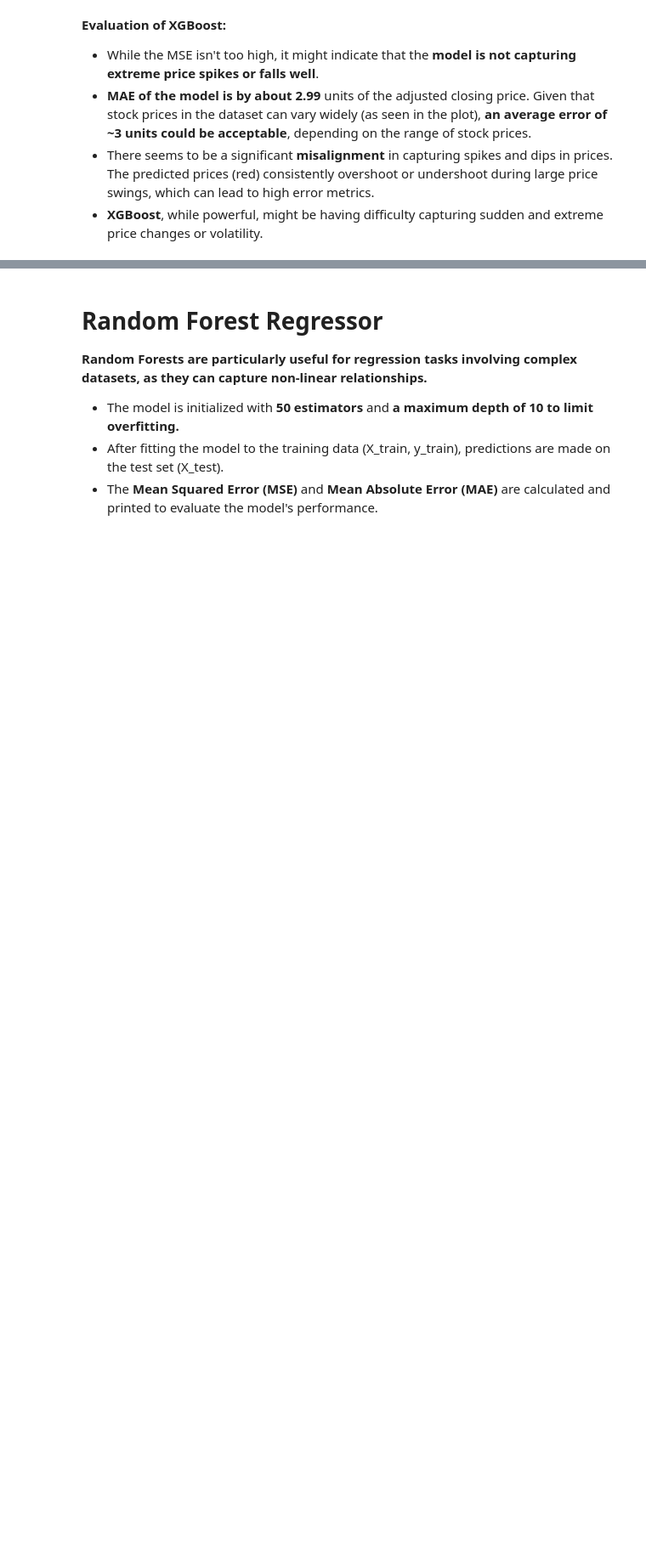
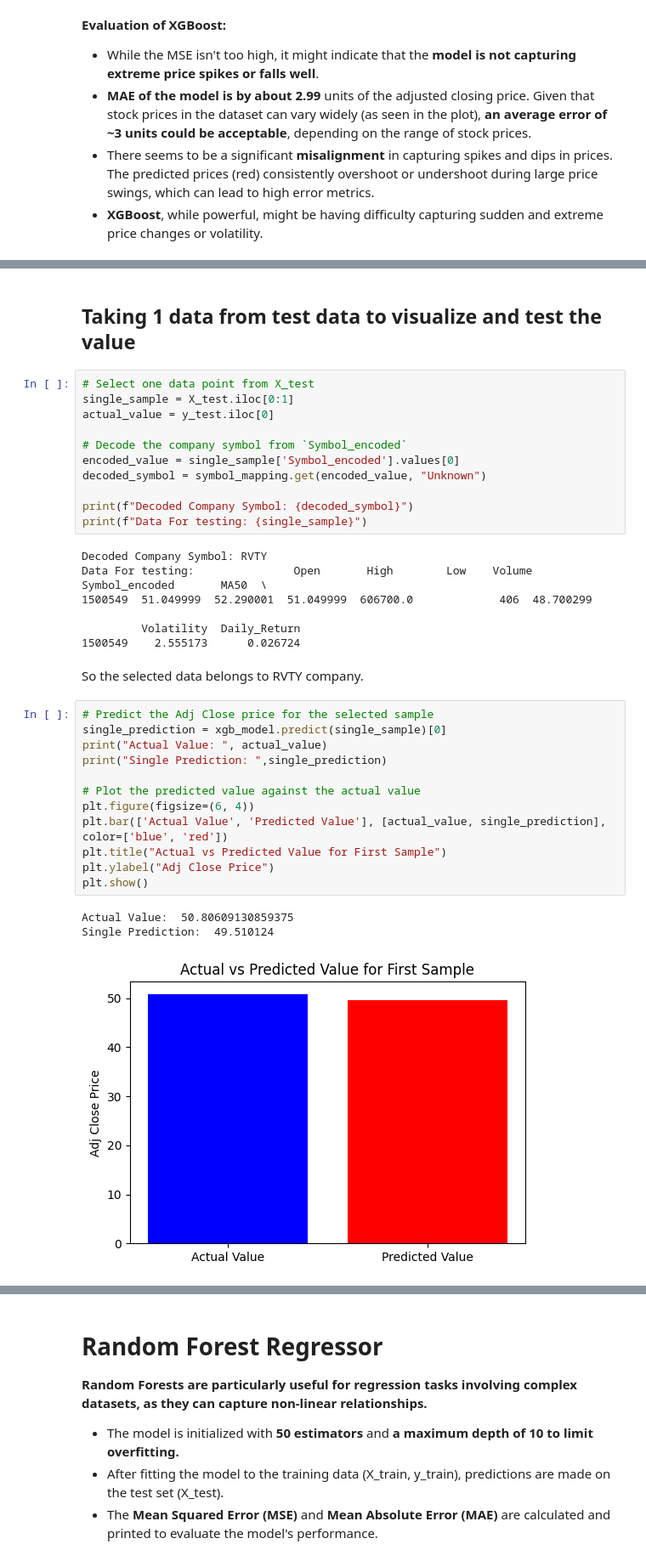
Before and after one commit to Prodigy-InfoTech/Machine-Learning-Projects, a Jupyter notebook: Stock Price Predictor/Stock Price Predictor.ipynb, the cells around one changed output, grey strips where cells are left out. Shown at 85% size. Saved outputs shown, nothing was run; the diff lists cells and outputs as text; blank space fills up the shorter version.

Commit message:
Adding images

```diff
--- a/Stock Price Predictor/Stock Price Predictor.ipynb
+++ b/Stock Price Predictor/Stock Price Predictor.ipynb
@@ -186,0 +182,38 @@ plt.show()
+# %% [markdown]
+## Taking 1 data from test data to visualize and test the value
+# %%
+# Select one data point from X_test
+single_sample = X_test.iloc[0:1]
+actual_value = y_test.iloc[0]
+
+# Decode the company symbol from `Symbol_encoded`
+encoded_value = single_sample['Symbol_encoded'].values[0]
+decoded_symbol = symbol_mapping.get(encoded_value, "Unknown")
+
+print(f"Decoded Company Symbol: {decoded_symbol}")
+print(f"Data For testing: {single_sample}")
+# %% [output]
+Decoded Company Symbol: RVTY
+Data For testing:               Open       High        Low    Volume  Symbol_encoded       MA50  \
+1500549  51.049999  52.290001  51.049999  606700.0             406  48.700299
+
+         Volatility  Daily_Return
+1500549    2.555173      0.026724
+# %% [markdown]
+So the selected data belongs to RVTY company.
+# %%
+# Predict the Adj Close price for the selected sample
+single_prediction = xgb_model.predict(single_sample)[0]
+print("Actual Value: ", actual_value)
+print("Single Prediction: ",single_prediction)
+
+# Plot the predicted value against the actual value
+plt.figure(figsize=(6, 4))
+plt.bar(['Actual Value', 'Predicted Value'], [actual_value, single_prediction], color=['blue', 'red'])
+plt.title("Actual vs Predicted Value for First Sample")
+plt.ylabel("Adj Close Price")
+plt.show()
+# %% [output]
+Actual Value:  50.80609130859375
+Single Prediction:  49.510124
+[figure, added]
```
Also changed, not shown: parts of 15 cells of this notebook, 4 other files.
